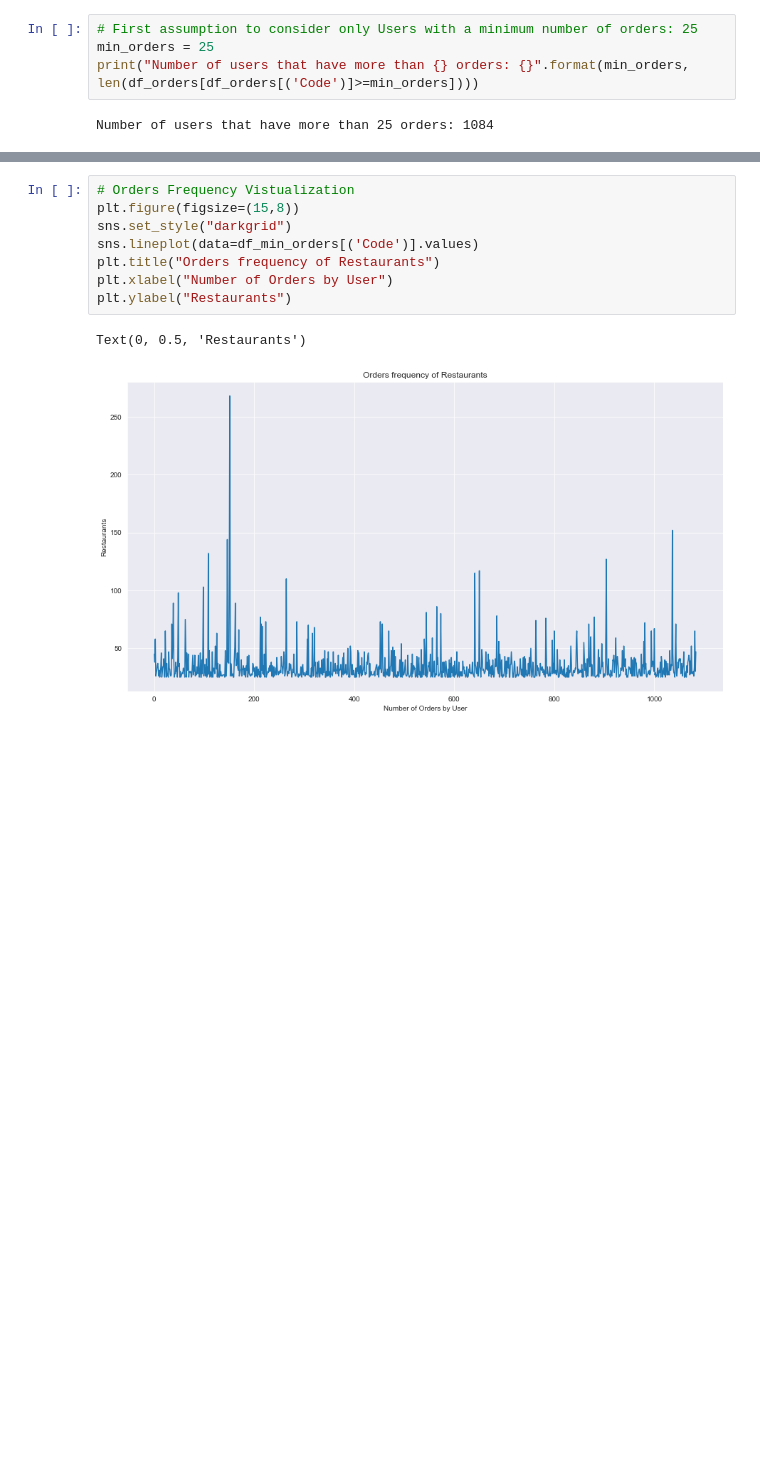
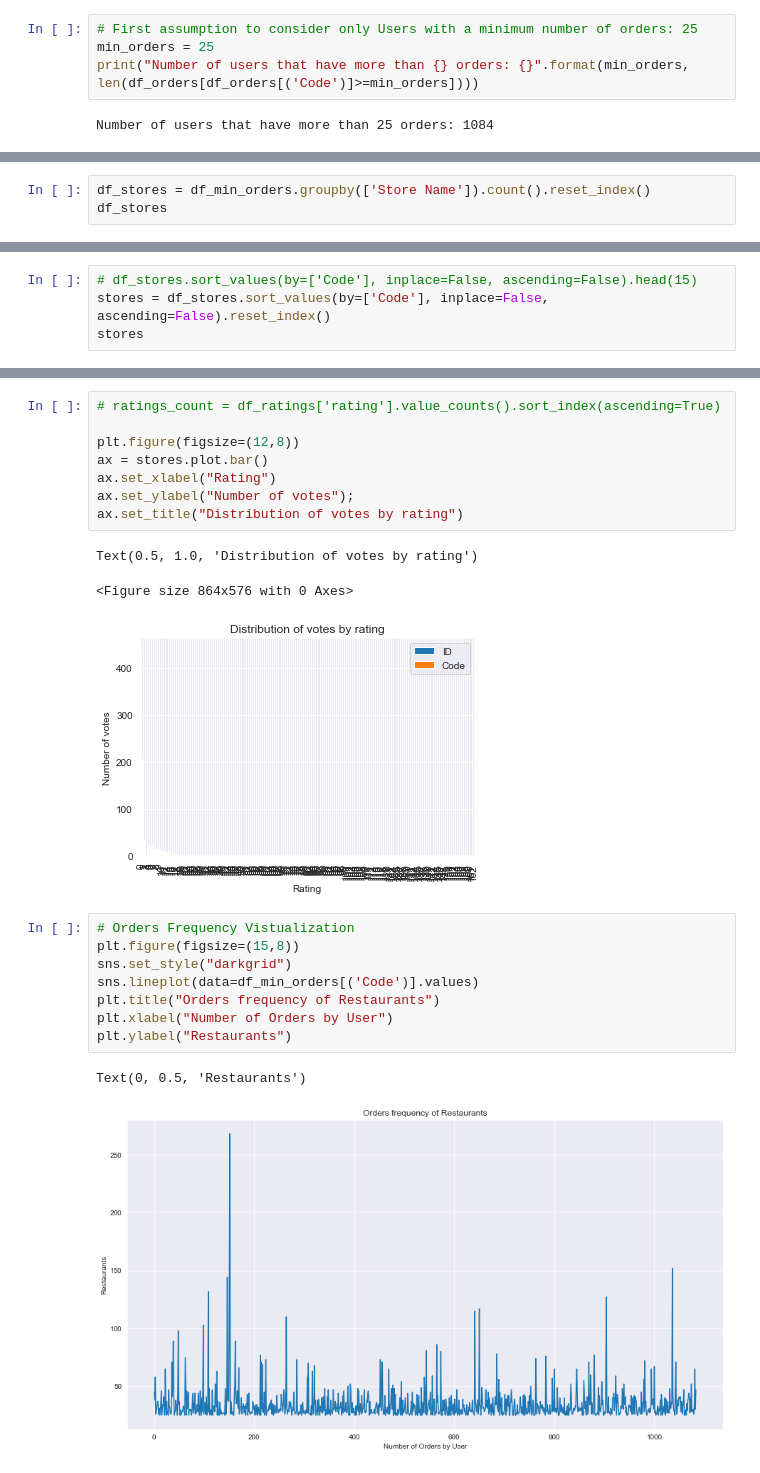
Before and after one commit to nathygonzalez/PR08-final-project-recommendation-system, a Jupyter notebook: Data Exploration.ipynb, the cells around one changed output, grey strips where cells are left out. Saved outputs shown, nothing was run; the diff lists cells and outputs as text; blank space fills up the shorter version.

```diff
--- a/Data Exploration.ipynb
+++ b/Data Exploration.ipynb
@@ -411,0 +446,3 @@ Name: Store Name, Length: 163, dtype: int64
+# %%
+df_stores = df_min_orders.groupby(['Store Name']).count().reset_index()
+df_stores
@@ -411,0 +463,4 @@ Name: Store Name, Length: 163, dtype: int64
+# %%
+# df_stores.sort_values(by=['Code'], inplace=False, ascending=False).head(15)
+stores = df_stores.sort_values(by=['Code'], inplace=False, ascending=False).reset_index()
+stores
@@ -412,3 +528,15 @@ Name: Store Name, Length: 163, dtype: int64
+# %%
+# ratings_count = df_ratings['rating'].value_counts().sort_index(ascending=True)
+
+plt.figure(figsize=(12,8))
+ax = stores.plot.bar()
+ax.set_xlabel("Rating")
+ax.set_ylabel("Number of votes");
+ax.set_title("Distribution of votes by rating")
+# %% [output]
+Text(0.5, 1.0, 'Distribution of votes by rating')
+<Figure size 864x576 with 0 Axes>
+[figure, added]
 # %%
 # Orders Frequency Vistualization
 plt.figure(figsize=(15,8))
```
Also changed, not shown: parts of 80 cells of this notebook.
